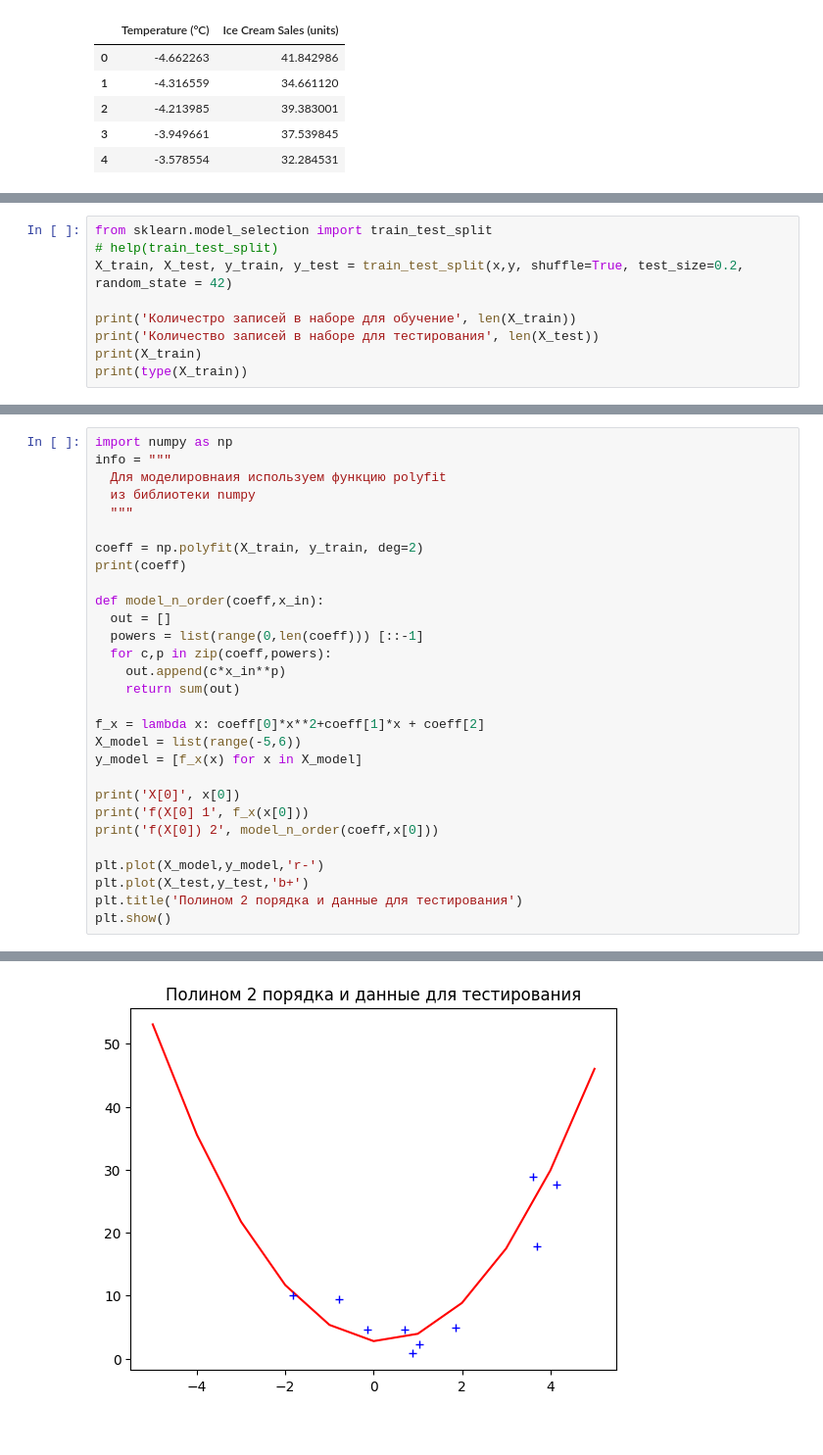
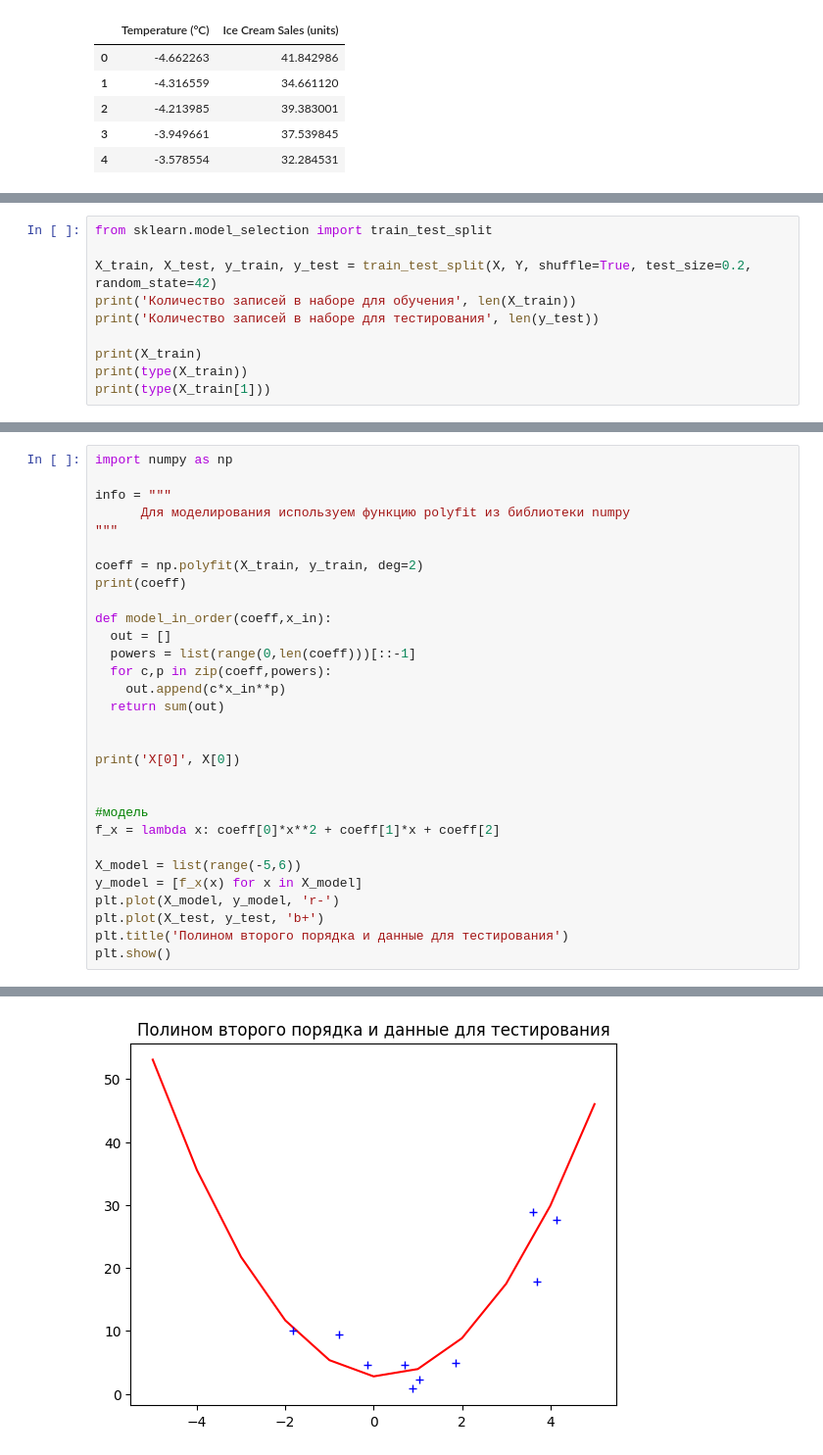
Before and after one commit to workpepa/work-clases, a Jupyter notebook: Ise_cream.ipynb, the cells around one changed output, grey strips where cells are left out. Shown at 98% size. Saved outputs shown, nothing was run; the diff lists cells and outputs as text.

```diff
--- a/Ise_cream.ipynb
+++ b/Ise_cream.ipynb
@@ -45,0 +41,10 @@ plt.show()
+# %%
+from sklearn.model_selection import train_test_split
+
+X_train, X_test, y_train, y_test = train_test_split(X, Y, shuffle=True, test_size=0.2, random_state=42)
+print('Количество записей в наборе для обучения', len(X_train))
+print('Количество записей в наборе для тестирования', len(y_test))
+
+print(X_train)
+print(type(X_train))
+print(type(X_train[1]))
@@ -56,9 +66,0 @@ print(squares)
-# %%
-from sklearn.model_selection import train_test_split
-# help(train_test_split)
-X_train, X_test, y_train, y_test = train_test_split(x,y, shuffle=True, test_size=0.2, random_state = 42)
-
-print('Количестро записей в наборе для обучение', len(X_train))
-print('Количество записей в наборе для тестирования', len(X_test))
-print(X_train)
-print(type(X_train))
@@ -83,31 +67,32 @@ Name: Temperature (°C), dtype: float64
 # %%
 import numpy as np
+
 info = """
-  Для моделировнаия используем функцию polyfit
-  из библиотеки numpy
-  """
+      Для моделирования используем функцию polyfit из библиотеки numpy
+"""
 
 coeff = np.polyfit(X_train, y_train, deg=2)
 print(coeff)
 
-def model_n_order(coeff,x_in):
+def model_in_order(coeff,x_in):
   out = []
-  powers = list(range(0,len(coeff))) [::-1]
+  powers = list(range(0,len(coeff)))[::-1]
   for c,p in zip(coeff,powers):
     out.append(c*x_in**p)
-    return sum(out)
+  return sum(out)
 
-f_x = lambda x: coeff[0]*x**2+coeff[1]*x + coeff[2]
+
+print('X[0]', X[0])
+
+
+#модель
+f_x = lambda x: coeff[0]*x**2 + coeff[1]*x + coeff[2]
+
 X_model = list(range(-5,6))
 y_model = [f_x(x) for x in X_model]
-
-print('X[0]', x[0])
-print('f(X[0] 1', f_x(x[0]))
-print('f(X[0]) 2', model_n_order(coeff,x[0]))
-
-plt.plot(X_model,y_model,'r-')
-plt.plot(X_test,y_test,'b+')
-plt.title('Полином 2 порядка и данные для тестирования')
+plt.plot(X_model, y_model, 'r-')
+plt.plot(X_test, y_test, 'b+')
+plt.title('Полином второго порядка и данные для тестирования')
 plt.show()
 # %% [output]
 [ 1.87145125 -0.70641926  2.76830583]
@@ -117,2 +100,2 @@ f(X[0]) 2 40.67916177961023
-[figure, old version]
+[figure, new version]
 # %%
```
Also changed, not shown: parts of 9 cells of this notebook.
